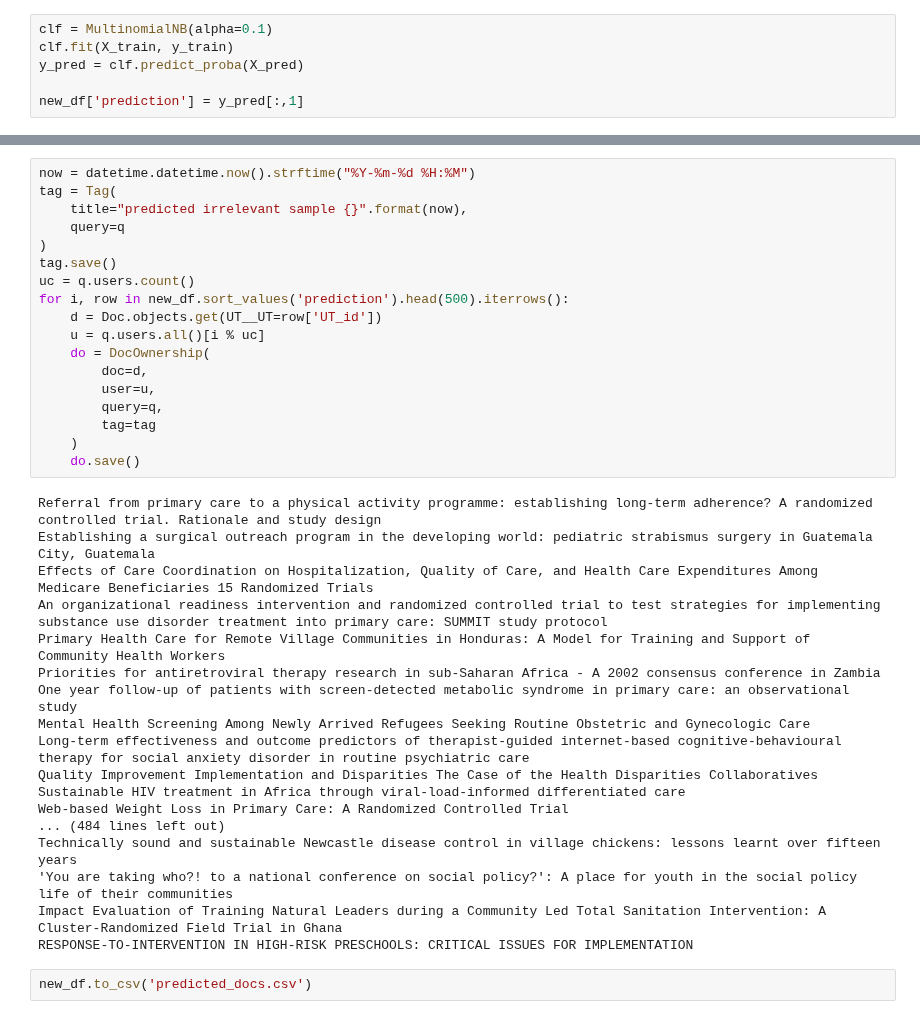
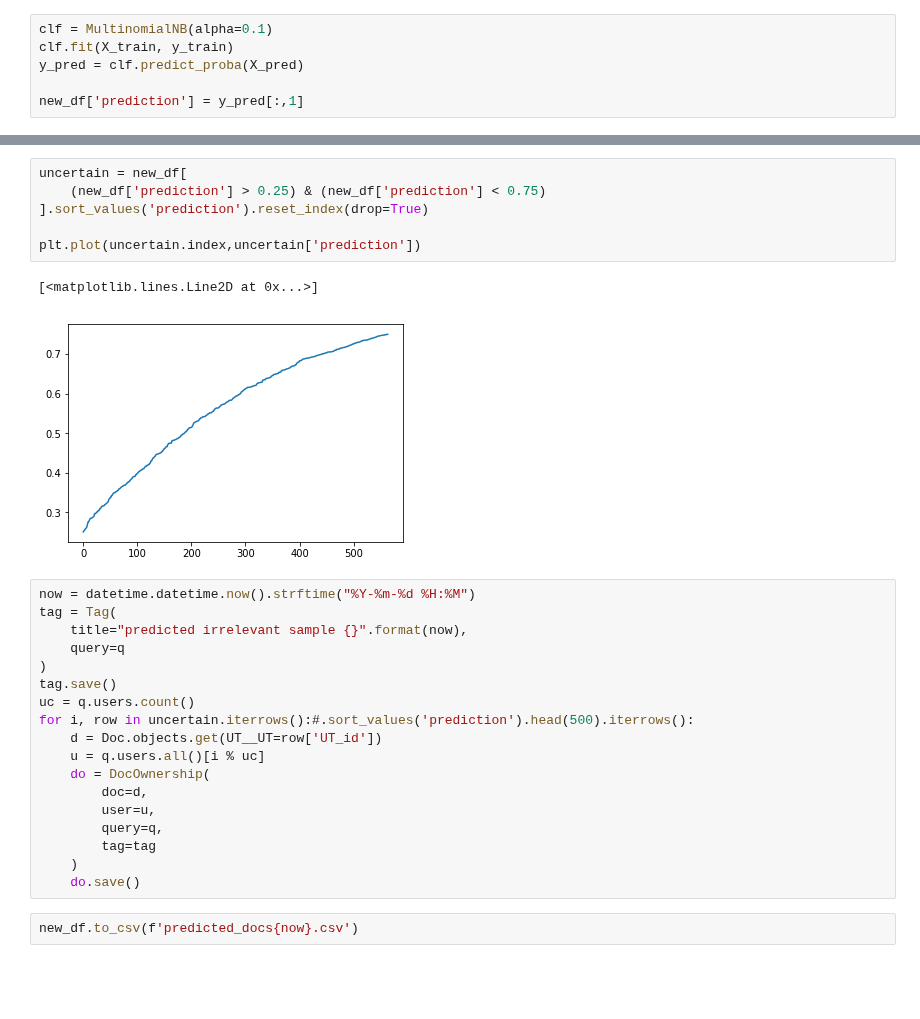
Before and after one commit to mcc-apsis/sustainability, a Jupyter notebook: learning/predict_new.ipynb, the cells around one changed output, grey strips where cells are left out. Saved outputs shown, nothing was run; the diff lists cells and outputs as text; blank space fills up the shorter version.

```diff
--- a/learning/predict_new.ipynb
+++ b/learning/predict_new.ipynb
@@ -203,3 +186,12 @@ plt.plot(pdf.index,pdf['prediction'])
+# %%
+uncertain = new_df[
+    (new_df['prediction'] > 0.25) & (new_df['prediction'] < 0.75)
+].sort_values('prediction').reset_index(drop=True)
+
+plt.plot(uncertain.index,uncertain['prediction'])
+# %% [output]
+[<matplotlib.lines.Line2D at 0x...>]
+[figure, added]
 # %%
 now = datetime.datetime.now().strftime("%Y-%m-%d %H:%M")
 tag = Tag(
@@ -208,7 +200,7 @@ tag = Tag(
 )
 tag.save()
 uc = q.users.count()
-for i, row in new_df.sort_values('prediction').head(500).iterrows():
+for i, row in uncertain.iterrows():#.sort_values('prediction').head(500).iterrows():
     d = Doc.objects.get(UT__UT=row['UT_id'])
     u = q.users.all()[i % uc]
     do = DocOwnership(
@@ -218,23 +210,5 @@ for i, row in new_df.sort_values('prediction').head(500).iterrows():
         tag=tag
     )
     do.save()
-# %% [output]
-Referral from primary care to a physical activity programme: establishing long-term adherence? A randomized controlled trial. Rationale and study design
-Establishing a surgical outreach program in the developing world: pediatric strabismus surgery in Guatemala City, Guatemala
-Effects of Care Coordination on Hospitalization, Quality of Care, and Health Care Expenditures Among Medicare Beneficiaries 15 Randomized Trials
-An organizational readiness intervention and randomized controlled trial to test strategies for implementing substance use disorder treatment into primary care: SUMMIT study protocol
-Primary Health Care for Remote Village Communities in Honduras: A Model for Training and Support of Community Health Workers
-Priorities for antiretroviral therapy research in sub-Saharan Africa - A 2002 consensus conference in Zambia
-One year follow-up of patients with screen-detected metabolic syndrome in primary care: an observational study
-Mental Health Screening Among Newly Arrived Refugees Seeking Routine Obstetric and Gynecologic Care
-Long-term effectiveness and outcome predictors of therapist-guided internet-based cognitive-behavioural therapy for social anxiety disorder in routine psychiatric care
-Quality Improvement Implementation and Disparities The Case of the Health Disparities Collaboratives
-Sustainable HIV treatment in Africa through viral-load-informed differentiated care
-Web-based Weight Loss in Primary Care: A Randomized Controlled Trial
-... (484 lines left out)
-Technically sound and sustainable Newcastle disease control in village chickens: lessons learnt over fifteen years
-'You are taking who?! to a national conference on social policy?': A place for youth in the social policy life of their communities
-Impact Evaluation of Training Natural Leaders during a Community Led Total Sanitation Intervention: A Cluster-Randomized Field Trial in Ghana
-RESPONSE-TO-INTERVENTION IN HIGH-RISK PRESCHOOLS: CRITICAL ISSUES FOR IMPLEMENTATION
 # %%
-new_df.to_csv('predicted_docs.csv')
+new_df.to_csv(f'predicted_docs{now}.csv')
```
Also changed, not shown: parts of 8 cells of this notebook, 3 other files.
